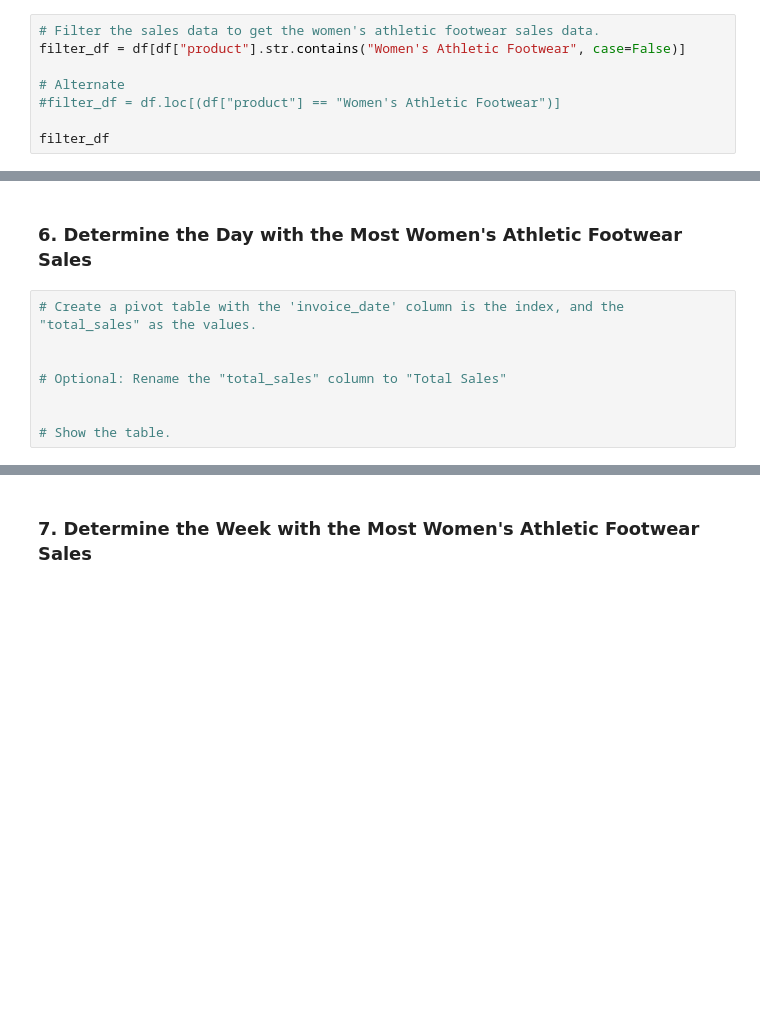
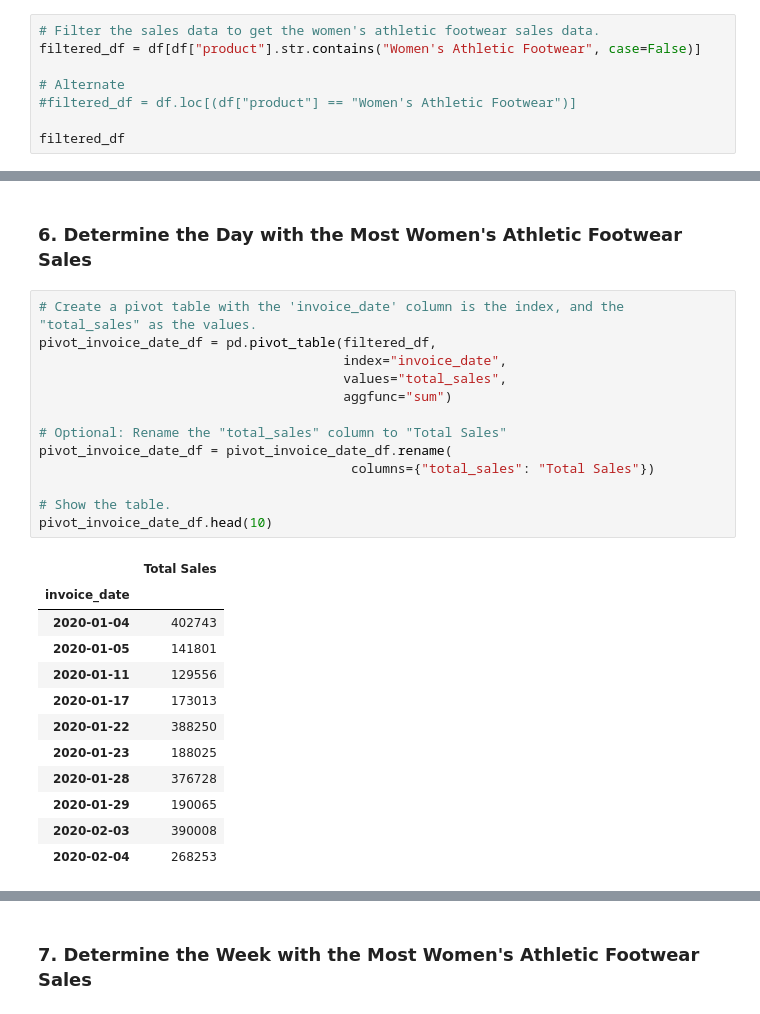
Before and after one commit to Daniel0996/Athletic_Sales_Analysis, a Jupyter notebook: athletic_sales_analysis.ipynb, the cells around one changed output, grey strips where cells are left out. Cells and saved outputs as stored; diff of their text form; blank space fills up the shorter version.

Commit message:
Completed Part 6 & 7 6. Determine the Day with the Most Women's Athletic Footwear Sales 7. Determine the Week with the Most Women's Athletic Footwear Sales

```diff
--- a/athletic_sales_analysis.ipynb
+++ b/athletic_sales_analysis.ipynb
@@ -346,12 +346,12 @@ pivot_retailer_sales_df.sort_values("Total Sales", ascending=False).head(5)
 ### 5. Determine which Retailer Sold the Most Women's Athletic Footwear
 # %%
 # Filter the sales data to get the women's athletic footwear sales data.
-filter_df = df[df["product"].str.contains("Women's Athletic Footwear", case=False)]
+filtered_df = df[df["product"].str.contains("Women's Athletic Footwear", case=False)]
 
 # Alternate
-#filter_df = df.loc[(df["product"] == "Women's Athletic Footwear")]
+#filtered_df = df.loc[(df["product"] == "Women's Athletic Footwear")]
 
-filter_df
+filtered_df
 # %% [output]
 |  | retailer | retailer_id | invoice_date | region | state | city | product | price_per_unit | units_sold | ... |
 | 21 | Foot Locker | 1185732 | 2020-01-04 | Northeast | New York | New York | Women's Athletic Footwear | 36 | 281 | ... |
@@ -417,11 +417,29 @@ pivot_waf_retailer_sales_df.sort_values("Womens_Footwear_Units_Sold",
 ### 6. Determine the Day with the Most Women's Athletic Footwear Sales
 # %%
 # Create a pivot table with the 'invoice_date' column is the index, and the "total_sales" as the values.
-
+pivot_invoice_date_df = pd.pivot_table(filtered_df,
+                                       index="invoice_date",
+                                       values="total_sales",
+                                       aggfunc="sum")
 
 # Optional: Rename the "total_sales" column to "Total Sales"
-
+pivot_invoice_date_df = pivot_invoice_date_df.rename(
+                                        columns={"total_sales": "Total Sales"})
 
 # Show the table.
+pivot_invoice_date_df.head(10)
+# %% [output]
+|  | Total Sales |
+| invoice_date |  |
+| 2020-01-04 | 402743 |
+| 2020-01-05 | 141801 |
+| 2020-01-11 | 129556 |
+| 2020-01-17 | 173013 |
+| 2020-01-22 | 388250 |
+| 2020-01-23 | 188025 |
+| 2020-01-28 | 376728 |
+| 2020-01-29 | 190065 |
+| 2020-02-03 | 390008 |
+| 2020-02-04 | 268253 |
 # %%
 # Resample the pivot table into daily bins, and get the total sales for each day.
```
Also changed, not shown: parts of 4 cells of this notebook.
